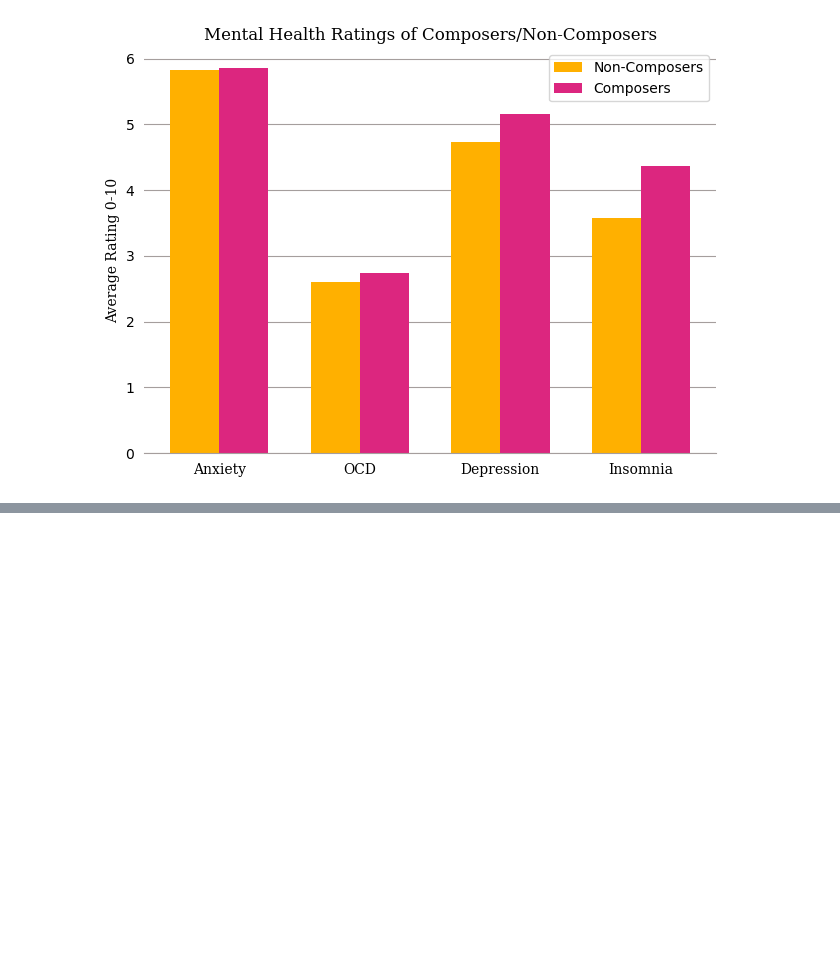
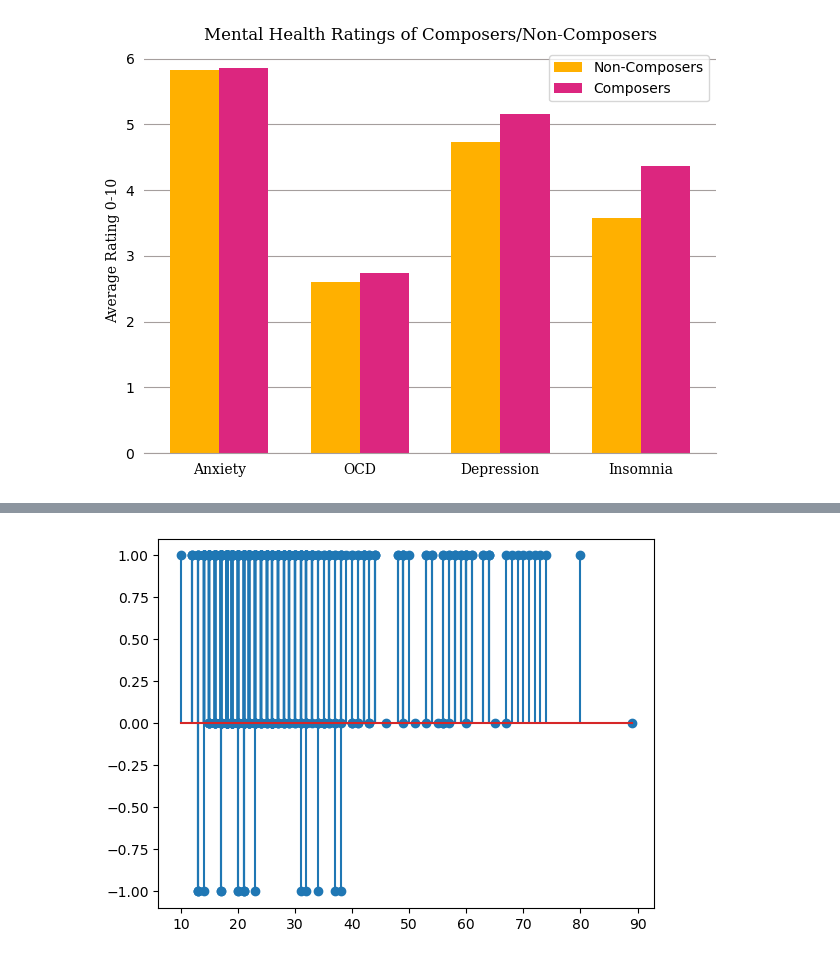
Before and after one commit to cameronchafin/chum_bucket_supreme, a Jupyter notebook: working_separatley.ipynb, the cells around one changed output, grey strips where cells are left out. Cells and saved outputs as stored; diff of their text form; code cells hidden in the pictures; blank space fills up the shorter version.

```diff
--- a/working_separatley.ipynb
+++ b/working_separatley.ipynb
@@ -203,0 +209,8 @@ df
+# %%
+df["Music effects"] = df["Music effects"].replace({"Worsen": -1, "No effect": 0, "Improve": 1})
+
+
+plt.stem(df["Age"], df["Music effects"])
+plt.show()
+# %% [output]
+[figure, added]
```
Also changed, not shown: parts of 4 cells of this notebook, 1 other file.
